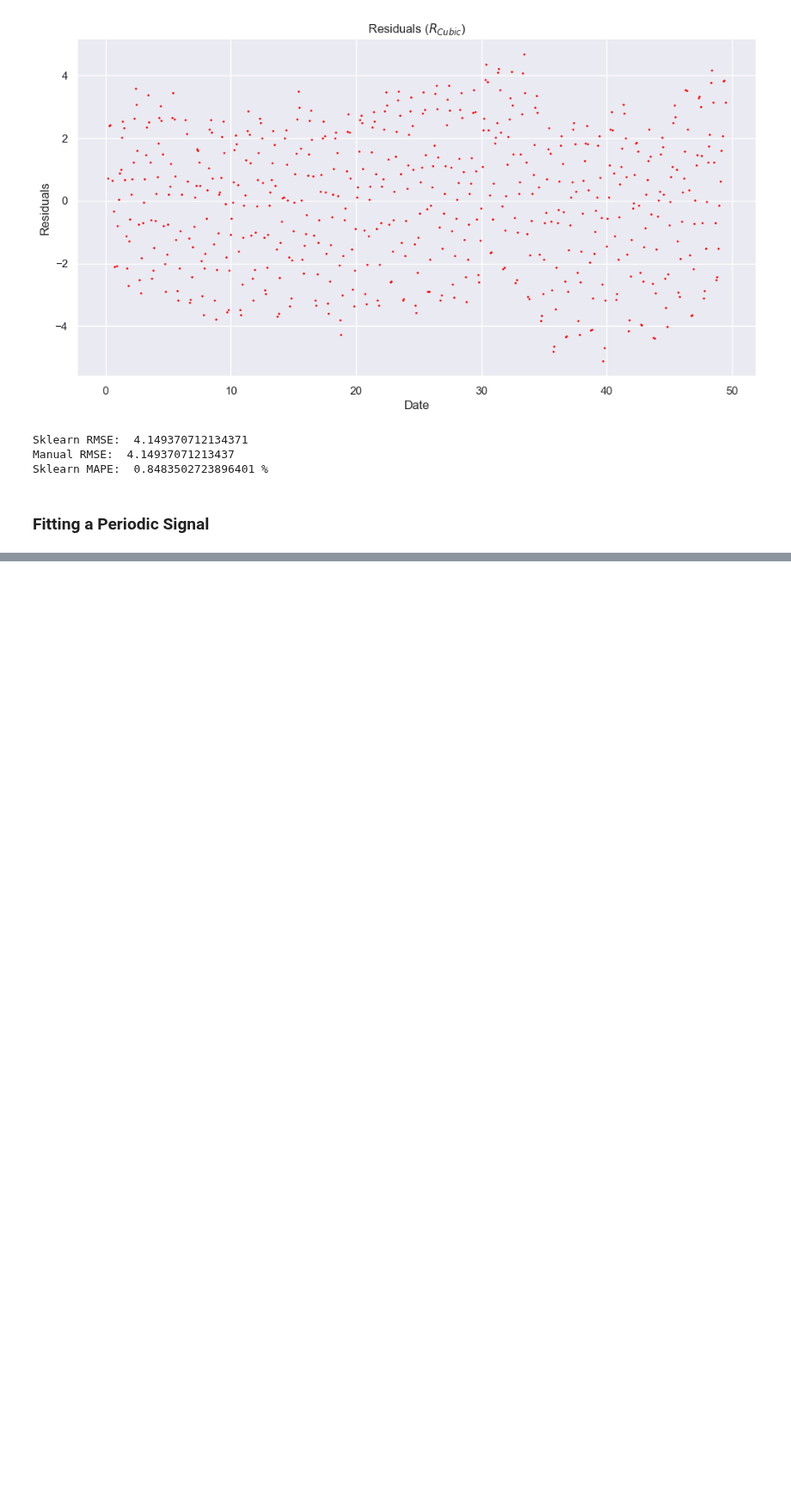
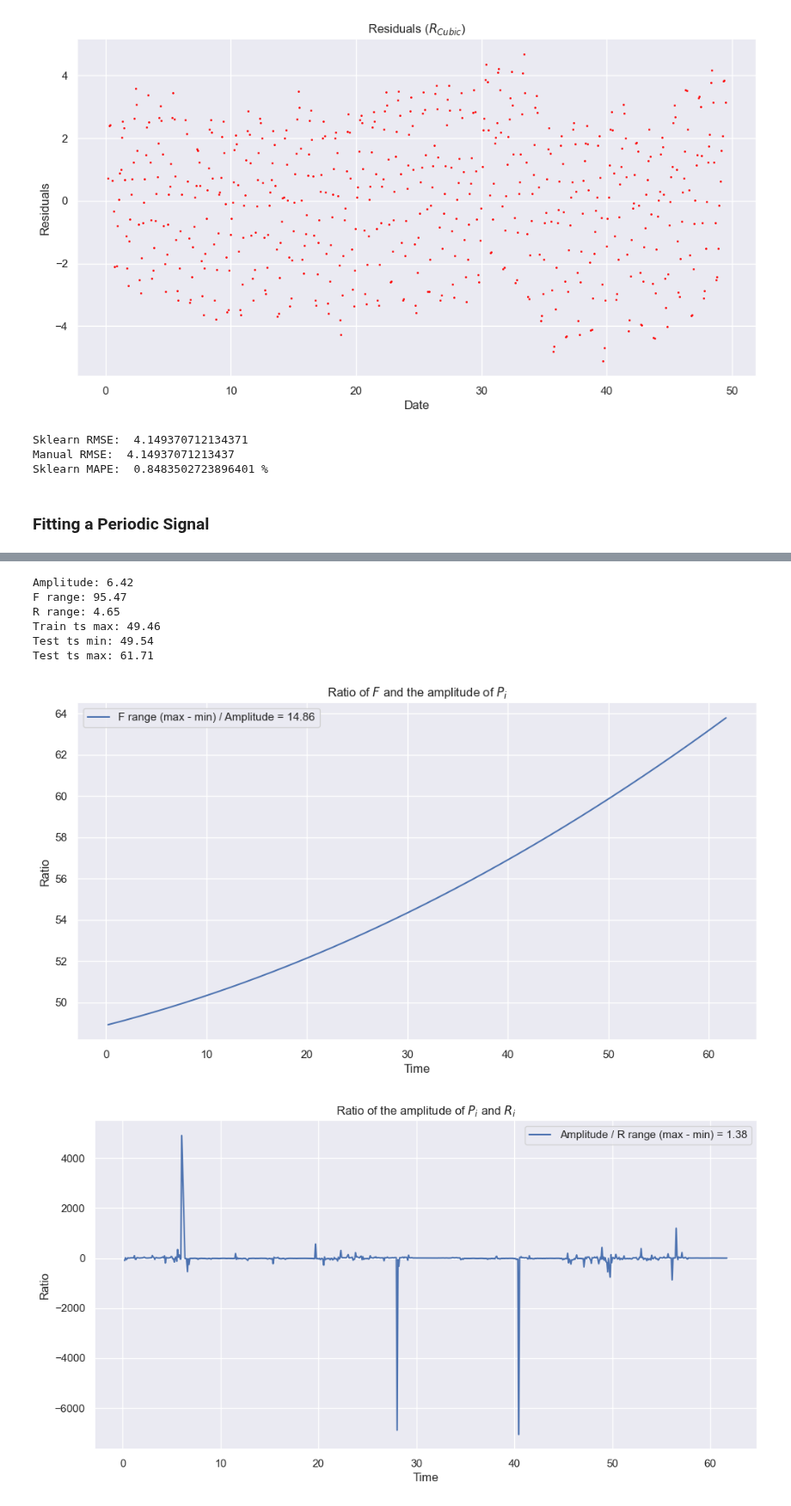
Before and after one commit to eddysanoli-galileo/Data-Analysis-Statistical-Modeling-and-Computation-in-Applications, a Jupyter notebook: Module 4 - Time Series/Project/Problem 1.ipynb, the cells around one changed output, grey strips where cells are left out. Shown at 86% size. Drawn from its saved outputs; the diff is of its cells as text; code cells hidden in the pictures; blank space fills up the shorter version.

```diff
--- a/Module 4 - Time Series/Project/Problem 1.ipynb
+++ b/Module 4 - Time Series/Project/Problem 1.ipynb
@@ -494,0 +713,79 @@ Month
+# %%
+# Values to use
+F = trend.copy()
+P = periodic.copy()
+CO2 = concentration.copy()
+
+# Calculate the residuals
+residuals = CO2 - F - P
+
+# Get the amplitude of the periodic component
+amplitude = np.max(P) - np.min(P)
+F_range = np.max(F) - np.min(F)
+R_range = np.max(residuals) - np.min(residuals)
+
+print(f"Amplitude: {amplitude:.2f}")
+print(f"F range: {F_range:.2f}")
+print(f"R range: {R_range:.2f}")
+
+# Get the number of samples in the training and test sets
+n_samples = len(ts)
+n_train_samples = math.floor(0.8 * n_samples)
+n_test_samples = n_samples - n_train_samples
+
+# Get the:
+# - highest "ts" value in the training set
+# - lowest "ts" value in the test set
+# - highest "ts" value in the test set
+train_ts_max = ts[n_train_samples - 1]
+test_ts_min = ts[n_train_samples]
+test_ts_max = ts[-1]
+print(f"Train ts max: {train_ts_max:.2f}")
+print(f"Test ts min: {test_ts_min:.2f}")
+print(f"Test ts max: {test_ts_max:.2f}")
+
+
+# Ratios
+F_range_amplitude_ratio = F_range / amplitude
+amplitude_R_range_ratio = amplitude / R_range
+
+# Calculate the ratio for all points in both F and the residuals
+F_ratio = F / amplitude
+R_ratio = amplitude / residuals
+
+# ==================== PLOTS =================== #
+
+# Ratio: F range / Amplitude
+plt.figure(figsize=(12, 6))
+plt.plot(
+    ts,
+    F_ratio,
+    label=f"F range (max - min) / Amplitude = {F_range_amplitude_ratio:.2f}"
+)
+plt.legend()
+plt.xlabel('Time')
+plt.ylabel('Ratio')
+plt.title('Ratio of $F$ and the amplitude of $P_i$')
+plt.show()
+
+# Ratio: Amplitude / R range
+plt.figure(figsize=(12, 6))
+plt.plot(
+    ts,
+    R_ratio,
+    label=f"Amplitude / R range (max - min) = {amplitude_R_range_ratio:.2f}"
+)
+plt.legend()
+plt.xlabel('Time')
+plt.ylabel('Ratio')
+plt.title('Ratio of the amplitude of $P_i$ and $R_i$')
+plt.show()
+# %% [output]
+Amplitude: 6.42
+F range: 95.47
+R range: 4.65
+Train ts max: 49.46
+Test ts min: 49.54
+Test ts max: 61.71
+[figure, added]
+[figure, added]
```
Also changed, not shown: parts of 12 cells of this notebook, 12 other files.
